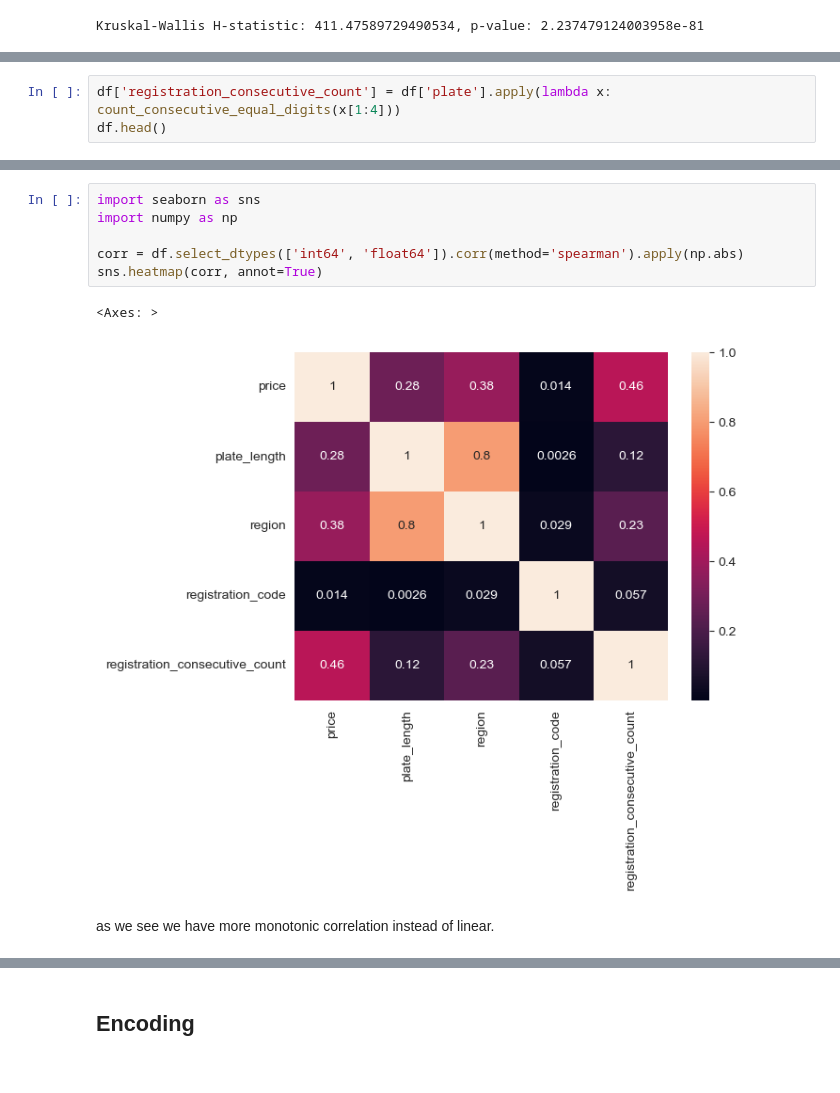
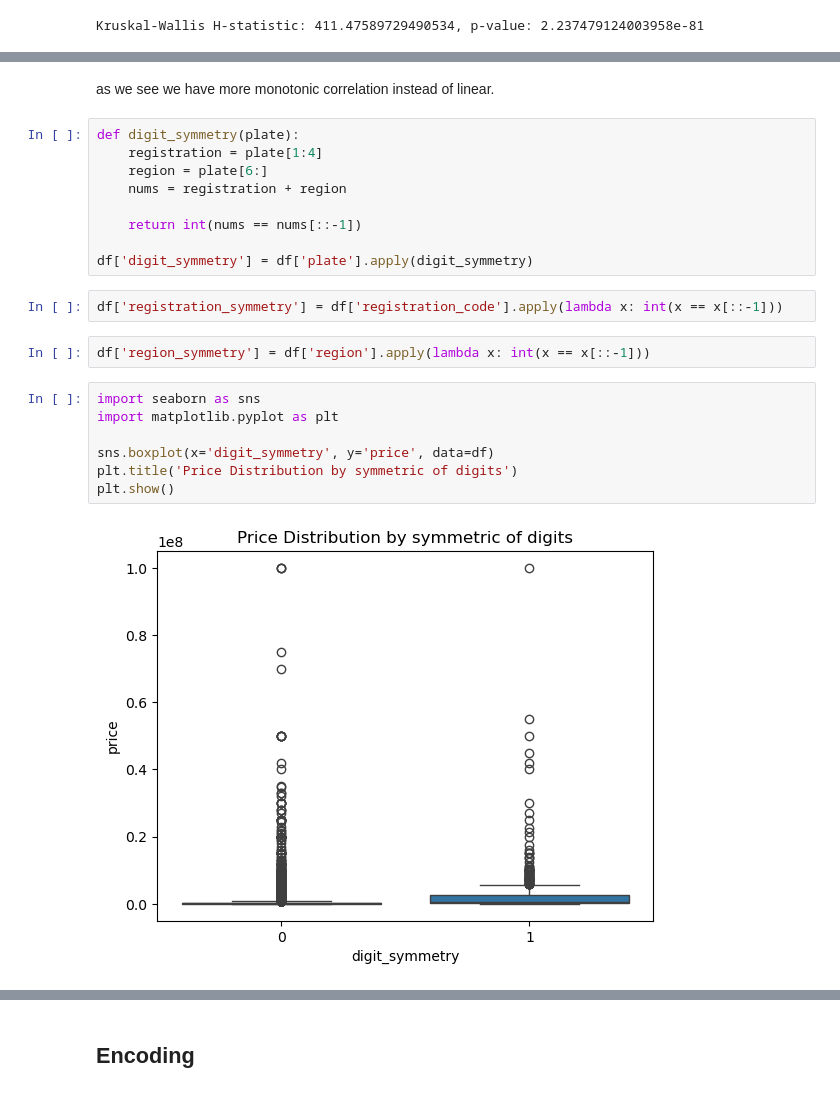
Before and after one commit to woxane/Russian-Car-Plates-Prices-Prediction, a Jupyter notebook: russian-car-plate.ipynb, the cells around one changed output, grey strips where cells are left out. Saved outputs shown, nothing was run; the diff lists cells and outputs as text.

```diff
--- a/russian-car-plate.ipynb
+++ b/russian-car-plate.ipynb
@@ -168,3 +152,0 @@ def count_consecutive_equal_digits(number):
-# %%
-df['registration_consecutive_count'] = df['plate'].apply(lambda x: count_consecutive_equal_digits(x[1:4]))
-df.head()
@@ -238,11 +153,24 @@ sns.heatmap(corr, annot=True)
-# %%
-import seaborn as sns
-import numpy as np
-
-corr = df.select_dtypes(['int64', 'float64']).corr(method='spearman').apply(np.abs)
-sns.heatmap(corr, annot=True)
-# %% [output]
-<Axes: >
-[figure, removed]
 # %% [markdown]
 as we see we have more monotonic correlation instead of linear.
+# %%
+def digit_symmetry(plate):
+    registration = plate[1:4]
+    region = plate[6:]
+    nums = registration + region
+
+    return int(nums == nums[::-1])
+
+df['digit_symmetry'] = df['plate'].apply(digit_symmetry)
+# %%
+df['registration_symmetry'] = df['registration_code'].apply(lambda x: int(x == x[::-1]))
+# %%
+df['region_symmetry'] = df['region'].apply(lambda x: int(x == x[::-1]))
+# %%
+import seaborn as sns
+import matplotlib.pyplot as plt
+
+sns.boxplot(x='digit_symmetry', y='price', data=df)
+plt.title('Price Distribution by symmetric of digits')
+plt.show()
+# %% [output]
+[figure, added]
```
Also changed, not shown: parts of 29 cells of this notebook.
